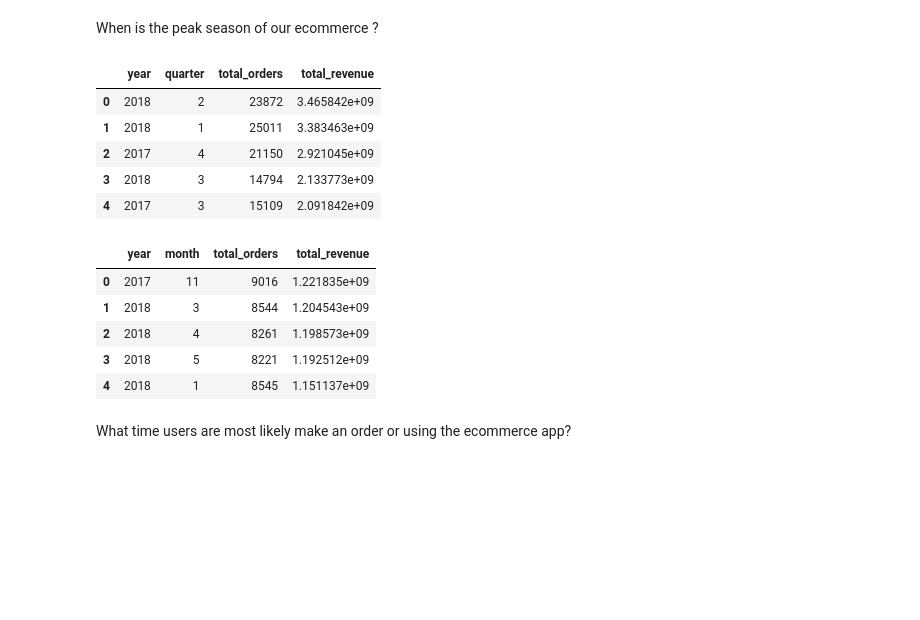
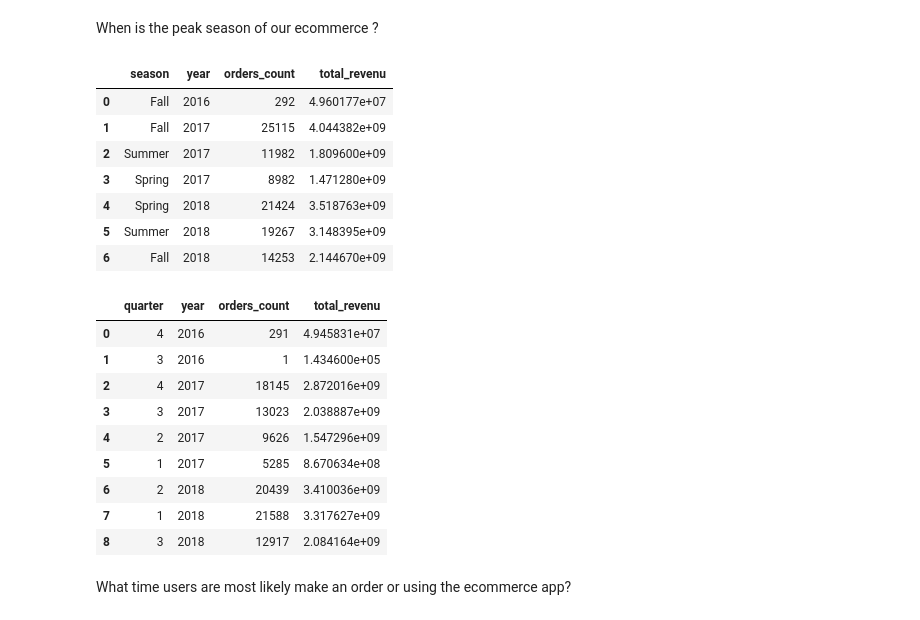
Before and after one commit to MaiElsayed01/ecommerce_etl, a Jupyter notebook: ecommerce_analysis.ipynb, the cells around one changed output. Saved outputs shown, nothing was run; the diff lists cells and outputs as text; code cells hidden in the pictures; blank space fills up the shorter version.

```diff
--- a/ecommerce_analysis.ipynb
+++ b/ecommerce_analysis.ipynb
@@ -12,47 +12,53 @@ When is the peak season of our ecommerce ?
 
 query = '''
     select
-        d.year
-        ,d.quarter
-        ,count(o.order_date_key) total_orders
-        ,sum(o.shipping_cost + o.price) total_revenue
+        d.season
+        ,d.year
+        ,count(o.order_id) orders_count
+        ,sum(o.total_order_value) total_revenu
     from order_fact o
     join date_dim d
-    on o.order_date_key = d.date_key
-    group by d.quarter, d.year
-    order by total_revenue desc
+        on d.date_key = o.order_date_key
+    group by d.season, d.year
+    order by d.year, total_revenu desc;
 '''
-PeakSeason_Quarter = pd.read_sql(query, con=engine)
-PeakSeason_Quarter.head()
+PeakSeason = pd.read_sql(query, con=engine)
+PeakSeason
 # %% [output]
-|  | year | quarter | total_orders | total_revenue |
-| 0 | 2018 | 2 | 23872 | 3.465842e+09 |
-| 1 | 2018 | 1 | 25011 | 3.383463e+09 |
-| 2 | 2017 | 4 | 21150 | 2.921045e+09 |
-| 3 | 2018 | 3 | 14794 | 2.133773e+09 |
-| 4 | 2017 | 3 | 15109 | 2.091842e+09 |
+|  | season | year | orders_count | total_revenu |
+| 0 | Fall | 2016 | 292 | 4.960177e+07 |
+| 1 | Fall | 2017 | 25115 | 4.044382e+09 |
+| 2 | Summer | 2017 | 11982 | 1.809600e+09 |
+| 3 | Spring | 2017 | 8982 | 1.471280e+09 |
+| 4 | Spring | 2018 | 21424 | 3.518763e+09 |
+| 5 | Summer | 2018 | 19267 | 3.148395e+09 |
+| 6 | Fall | 2018 | 14253 | 2.144670e+09 |
 # %%
 query = '''
     select
-        d.year
-        ,d.month
-        ,count(o.order_date_key) total_orders
-        ,sum(o.shipping_cost + o.price) total_revenue
+        d.quarter
+        ,d.year
+        ,count(o.order_id) orders_count
+        ,sum(o.total_order_value) total_revenu
     from order_fact o
     join date_dim d
-    on o.order_date_key = d.date_key
-    group by d.month, d.year
-    order by total_revenue desc
+        on d.date_key = o.order_date_key
+    group by d.quarter, d.year
+    order by d.year, total_revenu desc;
 '''
-PeakSeason_Month = pd.read_sql(query, con=engine)
-PeakSeason_Month.head()
+PeakSeason = pd.read_sql(query, con=engine)
+PeakSeason
 # %% [output]
-|  | year | month | total_orders | total_revenue |
-| 0 | 2017 | 11 | 9016 | 1.221835e+09 |
-| 1 | 2018 | 3 | 8544 | 1.204543e+09 |
-| 2 | 2018 | 4 | 8261 | 1.198573e+09 |
-| 3 | 2018 | 5 | 8221 | 1.192512e+09 |
-| 4 | 2018 | 1 | 8545 | 1.151137e+09 |
+|  | quarter | year | orders_count | total_revenu |
+| 0 | 4 | 2016 | 291 | 4.945831e+07 |
+| 1 | 3 | 2016 | 1 | 1.434600e+05 |
+| 2 | 4 | 2017 | 18145 | 2.872016e+09 |
+| 3 | 3 | 2017 | 13023 | 2.038887e+09 |
+| 4 | 2 | 2017 | 9626 | 1.547296e+09 |
+| 5 | 1 | 2017 | 5285 | 8.670634e+08 |
+| 6 | 2 | 2018 | 20439 | 3.410036e+09 |
+| 7 | 1 | 2018 | 21588 | 3.317627e+09 |
+| 8 | 3 | 2018 | 12917 | 2.084164e+09 |
 # %% [markdown]
 What time users are most likely make an order or using the ecommerce app?
 # %%
```
Also changed, not shown: parts of 12 cells of this notebook.
